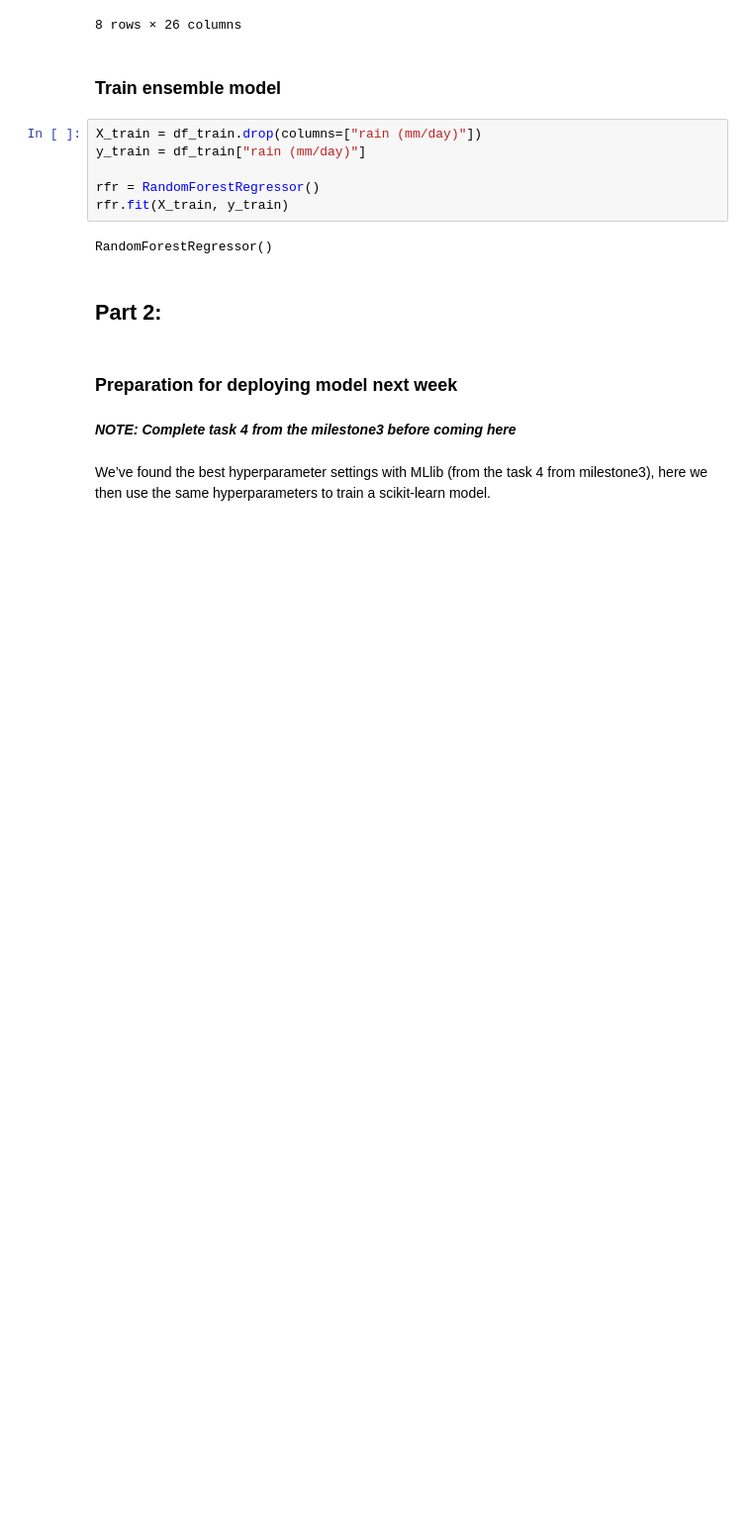
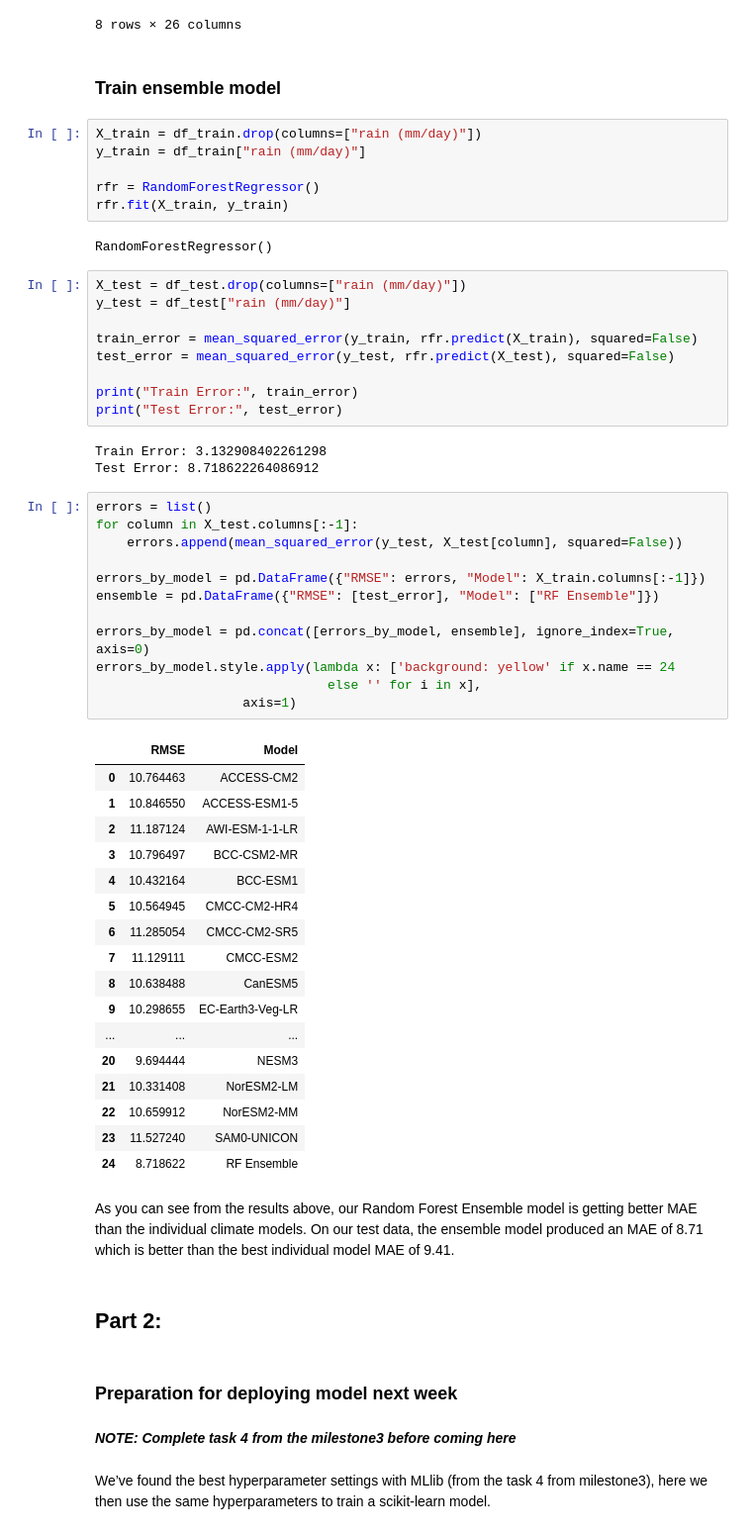
Before and after one commit to UBC-MDS/525-Group30, a Jupyter notebook: milestone3/Milestone3-Task3.ipynb, the cells around one changed output. Shown at 99% size. Cells and saved outputs as stored; diff of their text form; blank space fills up the shorter version.

```diff
--- a/milestone3/Milestone3-Task3.ipynb
+++ b/milestone3/Milestone3-Task3.ipynb
@@ -96,6 +96,50 @@ rfr = RandomForestRegressor()
 rfr.fit(X_train, y_train)
 # %% [output]
 RandomForestRegressor()
+# %%
+X_test = df_test.drop(columns=["rain (mm/day)"])
+y_test = df_test["rain (mm/day)"]
+
+train_error = mean_squared_error(y_train, rfr.predict(X_train), squared=False)
+test_error = mean_squared_error(y_test, rfr.predict(X_test), squared=False)
+
+print("Train Error:", train_error)
+print("Test Error:", test_error)
+# %% [output]
+Train Error: 3.132908402261298
+Test Error: 8.718622264086912
+# %%
+errors = list()
+for column in X_test.columns[:-1]:
+    errors.append(mean_squared_error(y_test, X_test[column], squared=False))
+
+errors_by_model = pd.DataFrame({"RMSE": errors, "Model": X_train.columns[:-1]})
+ensemble = pd.DataFrame({"RMSE": [test_error], "Model": ["RF Ensemble"]})
+
+errors_by_model = pd.concat([errors_by_model, ensemble], ignore_index=True, axis=0)
+errors_by_model.style.apply(lambda x: ['background: yellow' if x.name == 24
+                              else '' for i in x],
+                   axis=1)
+# %% [output]
+|  | RMSE | Model |
+| 0 | 10.764463 | ACCESS-CM2 |
+| 1 | 10.846550 | ACCESS-ESM1-5 |
+| 2 | 11.187124 | AWI-ESM-1-1-LR |
+| 3 | 10.796497 | BCC-CSM2-MR |
+| 4 | 10.432164 | BCC-ESM1 |
+| 5 | 10.564945 | CMCC-CM2-HR4 |
+| 6 | 11.285054 | CMCC-CM2-SR5 |
+| 7 | 11.129111 | CMCC-ESM2 |
+| 8 | 10.638488 | CanESM5 |
+| 9 | 10.298655 | EC-Earth3-Veg-LR |
+| ... | ... | ... |
+| 20 | 9.694444 | NESM3 |
+| 21 | 10.331408 | NorESM2-LM |
+| 22 | 10.659912 | NorESM2-MM |
+| 23 | 11.527240 | SAM0-UNICON |
+| 24 | 8.718622 | RF Ensemble |
+# %% [markdown]
+As you can see from the results above, our Random Forest Ensemble model is getting better MAE than the individual climate models. On our test data, the ensemble model produced an MAE of 8.71 which is better than the best individual model MAE of 9.41.
 # %% [markdown]
 ## Part 2:
 # %% [markdown]
```
Also changed, not shown: parts of 2 cells of this notebook.
